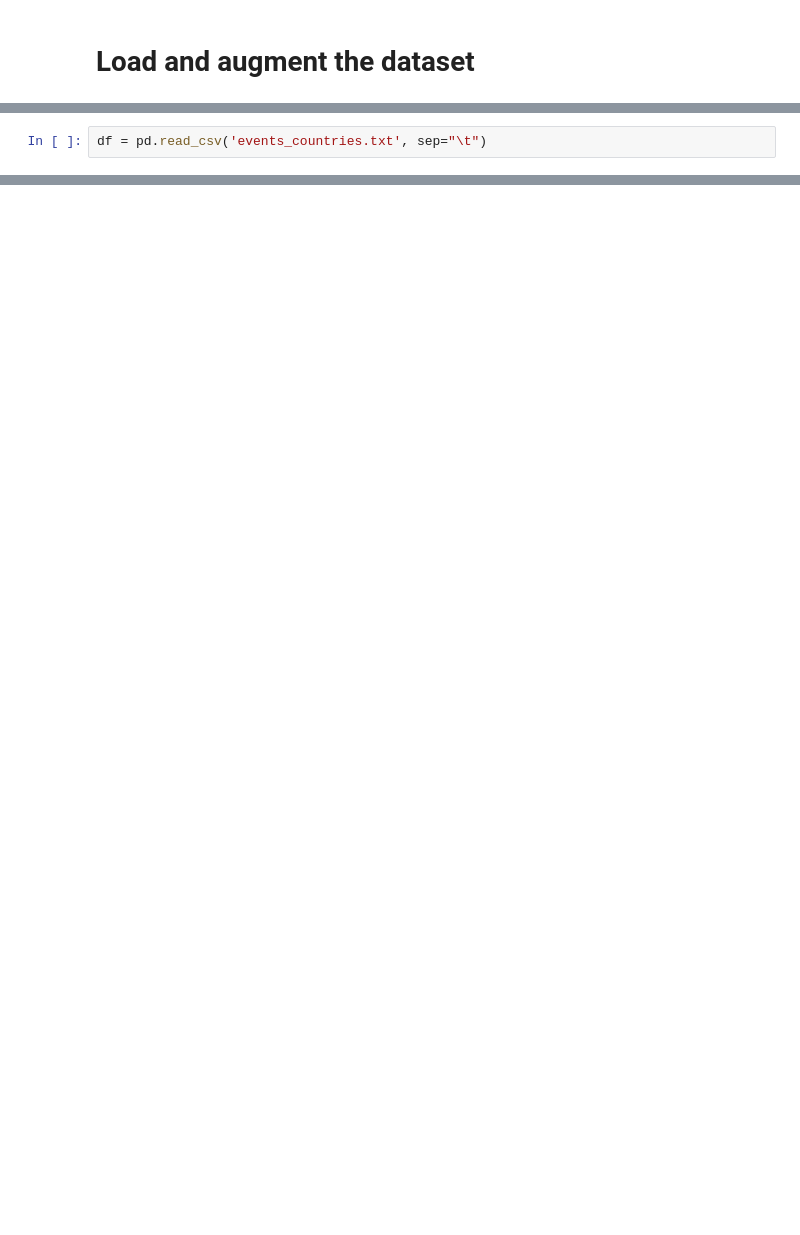
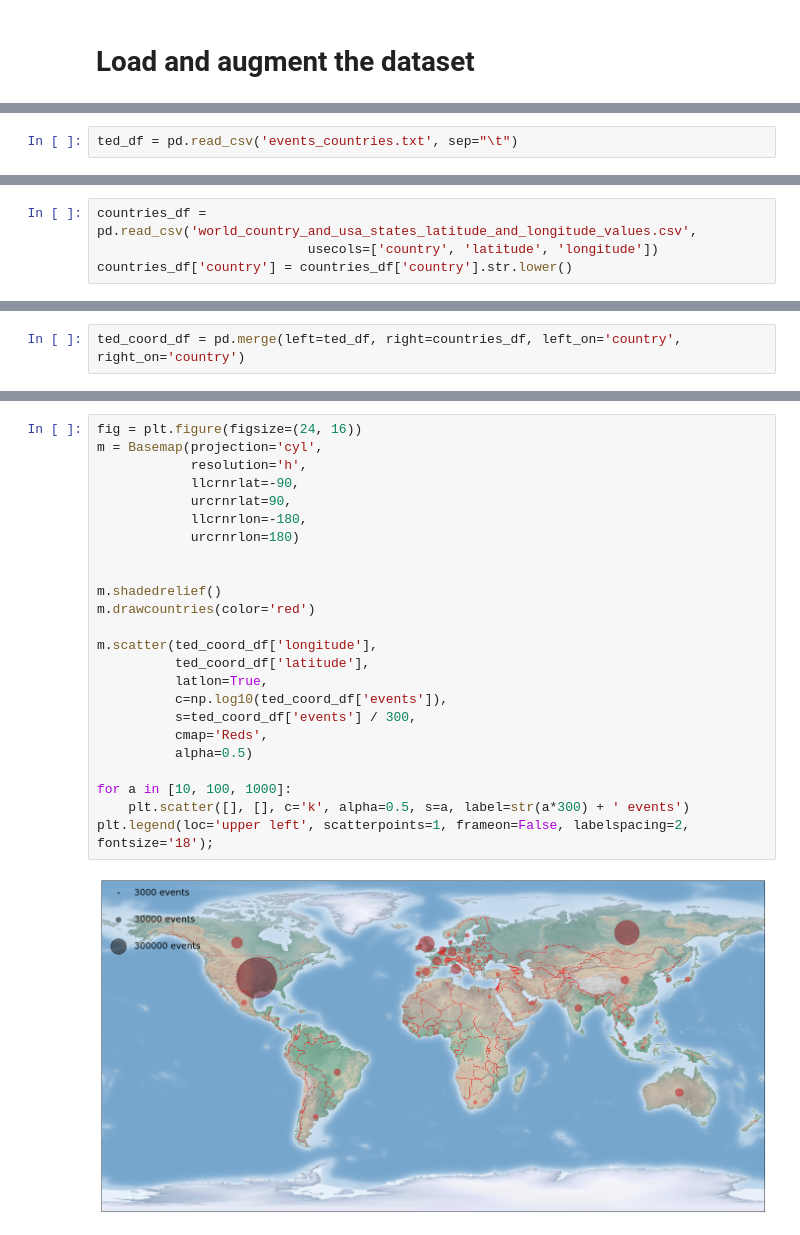
Before and after one commit to vfrantc/data_viz, a Jupyter notebook: Assingment_2_Frants_Vladimir.ipynb, the cells around one changed output, grey strips where cells are left out. Cells and saved outputs as stored; diff of their text form; blank space fills up the shorter version.

```diff
--- a/Assingment_2_Frants_Vladimir.ipynb
+++ b/Assingment_2_Frants_Vladimir.ipynb
@@ -60,2 +60,2 @@ events_countries_so 100%[===================>] 162.33K  --.-KB/s    in 0.04s
 # %%
-df = pd.read_csv('events_countries.txt', sep="\t")
+ted_df = pd.read_csv('events_countries.txt', sep="\t")
@@ -61,0 +80,4 @@ df = pd.read_csv('events_countries.txt', sep="\t")
+# %%
+countries_df = pd.read_csv('world_country_and_usa_states_latitude_and_longitude_values.csv',
+                           usecols=['country', 'latitude', 'longitude'])
+countries_df['country'] = countries_df['country'].str.lower()
@@ -61,0 +109,2 @@ df = pd.read_csv('events_countries.txt', sep="\t")
+# %%
+ted_coord_df = pd.merge(left=ted_df, right=countries_df, left_on='country', right_on='country')
@@ -61,0 +127,26 @@ df = pd.read_csv('events_countries.txt', sep="\t")
+# %%
+fig = plt.figure(figsize=(24, 16))
+m = Basemap(projection='cyl',
+            resolution='h',
+            llcrnrlat=-90,
+            urcrnrlat=90,
+            llcrnrlon=-180,
+            urcrnrlon=180)
+
+
+m.shadedrelief()
+m.drawcountries(color='red')
+
+m.scatter(ted_coord_df['longitude'],
+          ted_coord_df['latitude'],
+          latlon=True,
+          c=np.log10(ted_coord_df['events']),
+          s=ted_coord_df['events'] / 300,
+          cmap='Reds',
+          alpha=0.5)
+
+for a in [10, 100, 1000]:
+    plt.scatter([], [], c='k', alpha=0.5, s=a, label=str(a*300) + ' events')
+plt.legend(loc='upper left', scatterpoints=1, frameon=False, labelspacing=2, fontsize='18');
+# %% [output]
+[figure, added]
```
Also changed, not shown: parts of 20 cells of this notebook.
